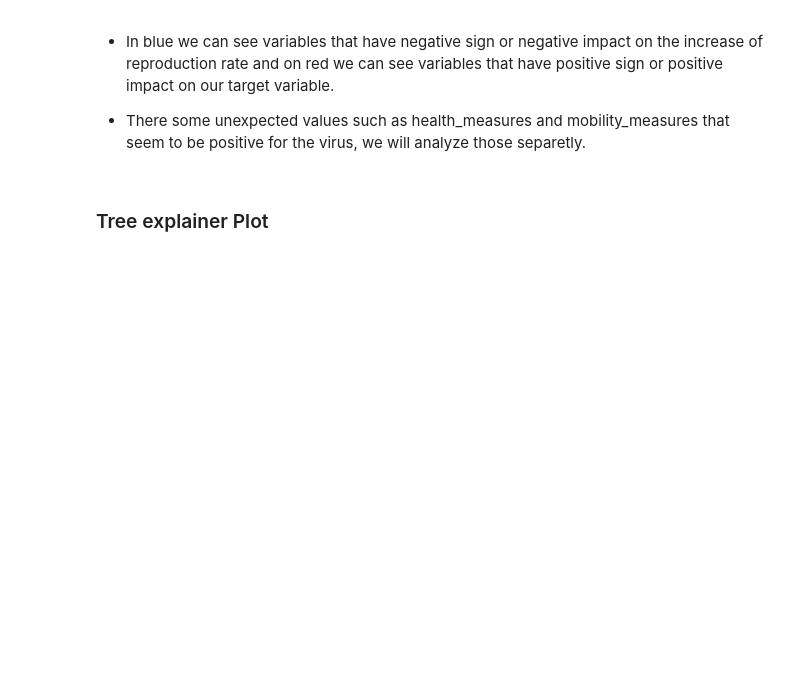
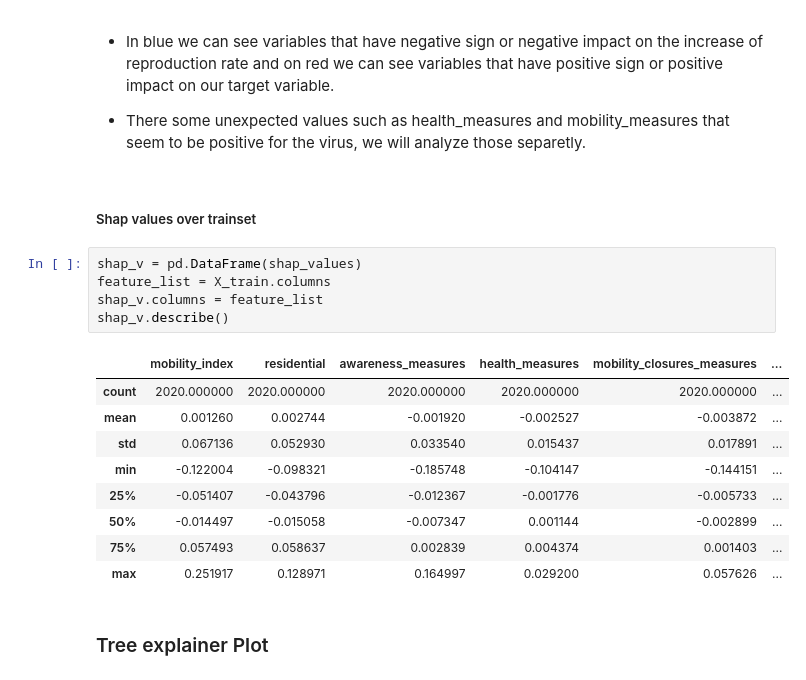
Before and after one commit to lucasbotellaroca/Covid-19_Reproduction_Rate_Estimator, a Jupyter notebook: notebooks/04_data_model_shap_values_eval.ipynb, the cells around one changed output. Cells and saved outputs as stored; diff of their text form; blank space fills up the shorter version.

```diff
--- a/notebooks/04_data_model_shap_values_eval.ipynb
+++ b/notebooks/04_data_model_shap_values_eval.ipynb
@@ -225,6 +225,23 @@ ABS_SHAP(shap_values,X_train)
 * In blue we can see variables that have negative sign or negative impact on the increase of reproduction rate and on red we can see variables that have positive sign or positive impact on our target variable.
 
 * There some unexpected values such as health_measures and mobility_measures that seem to be positive for the virus, we will analyze those separetly.
+# %% [markdown]
+##### Shap values over trainset
+# %%
+shap_v = pd.DataFrame(shap_values)
+feature_list = X_train.columns
+shap_v.columns = feature_list
+shap_v.describe()
+# %% [output]
+|  | mobility_index | residential | awareness_measures | health_measures | mobility_closures_measures | ... |
+| count | 2020.000000 | 2020.000000 | 2020.000000 | 2020.000000 | 2020.000000 | ... |
+| mean | 0.001260 | 0.002744 | -0.001920 | -0.002527 | -0.003872 | ... |
+| std | 0.067136 | 0.052930 | 0.033540 | 0.015437 | 0.017891 | ... |
+| min | -0.122004 | -0.098321 | -0.185748 | -0.104147 | -0.144151 | ... |
+| 25% | -0.051407 | -0.043796 | -0.012367 | -0.001776 | -0.005733 | ... |
+| 50% | -0.014497 | -0.015058 | -0.007347 | 0.001144 | -0.002899 | ... |
+| 75% | 0.057493 | 0.058637 | 0.002839 | 0.004374 | 0.001403 | ... |
+| max | 0.251917 | 0.128971 | 0.164997 | 0.029200 | 0.057626 | ... |
 # %% [markdown]
 ### Tree explainer Plot
 # %%
```
Also changed, not shown: 1 other file.
